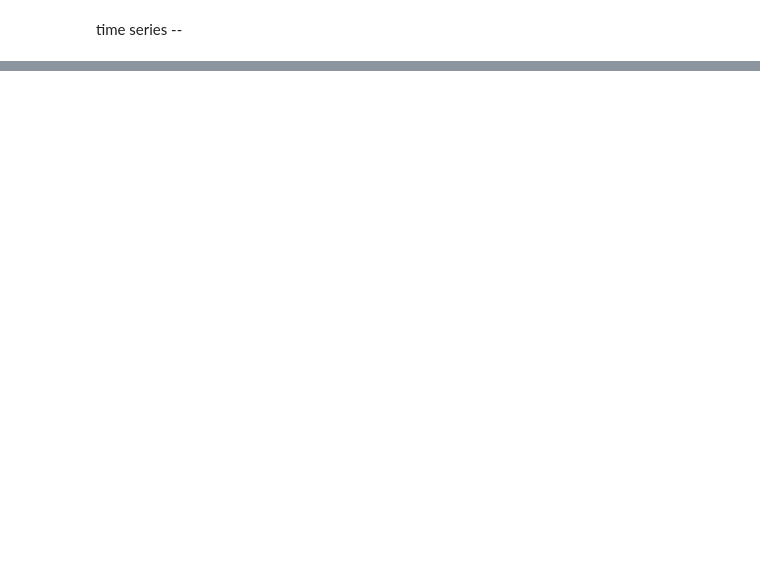
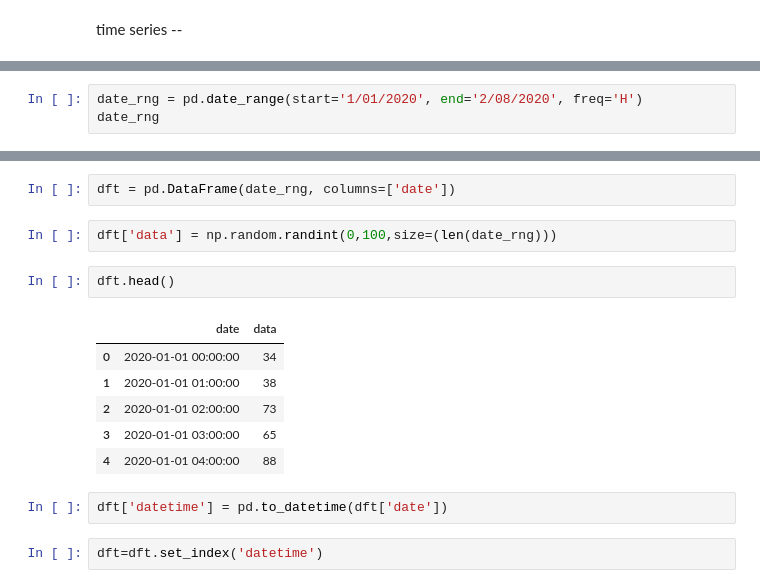
Before and after one commit to jennyaurelia/H8_1033, a Jupyter notebook: sesi6notes.ipynb, the cells around one changed output, grey strips where cells are left out. Cells and saved outputs as stored; diff of their text form; blank space fills up the shorter version.

```diff
--- a/sesi6notes.ipynb
+++ b/sesi6notes.ipynb
@@ -296,0 +334,3 @@ time series --
+# %%
+date_rng = pd.date_range(start='1/01/2020', end='2/08/2020', freq='H')
+date_rng
@@ -296,0 +350,17 @@ time series --
+# %%
+dft = pd.DataFrame(date_rng, columns=['date'])
+# %%
+dft['data'] = np.random.randint(0,100,size=(len(date_rng)))
+# %%
+dft.head()
+# %% [output]
+|  | date | data |
+| 0 | 2020-01-01 00:00:00 | 34 |
+| 1 | 2020-01-01 01:00:00 | 38 |
+| 2 | 2020-01-01 02:00:00 | 73 |
+| 3 | 2020-01-01 03:00:00 | 65 |
+| 4 | 2020-01-01 04:00:00 | 88 |
+# %%
+dft['datetime'] = pd.to_datetime(dft['date'])
+# %%
+dft=dft.set_index('datetime')
```
Also changed, not shown: parts of 23 cells of this notebook.
